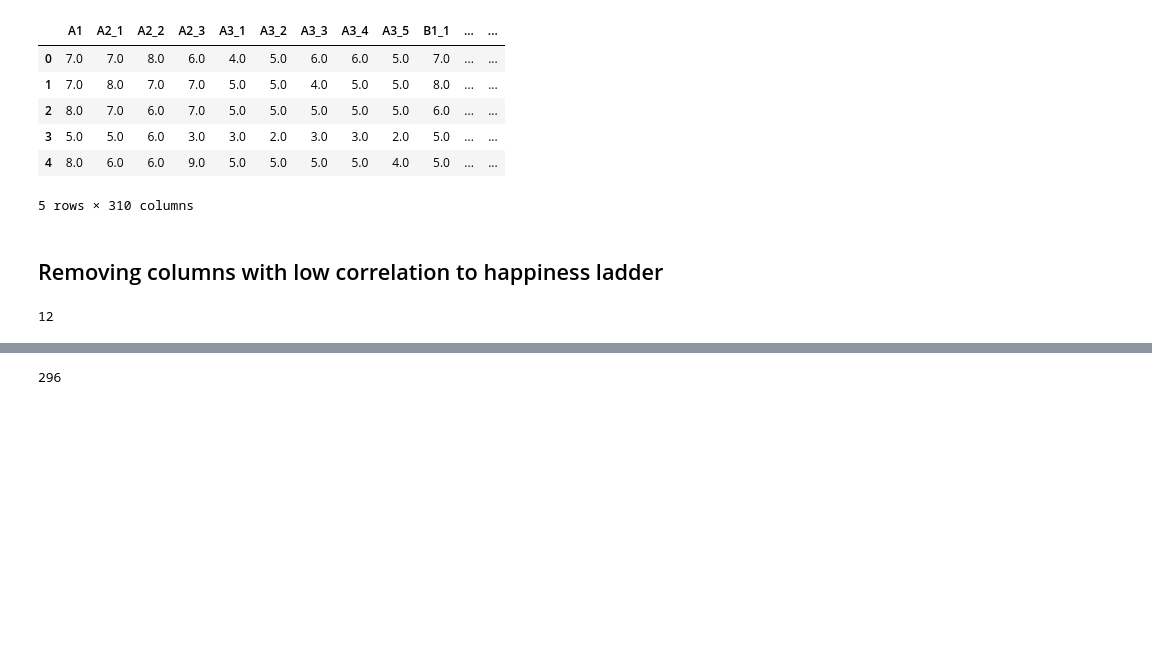
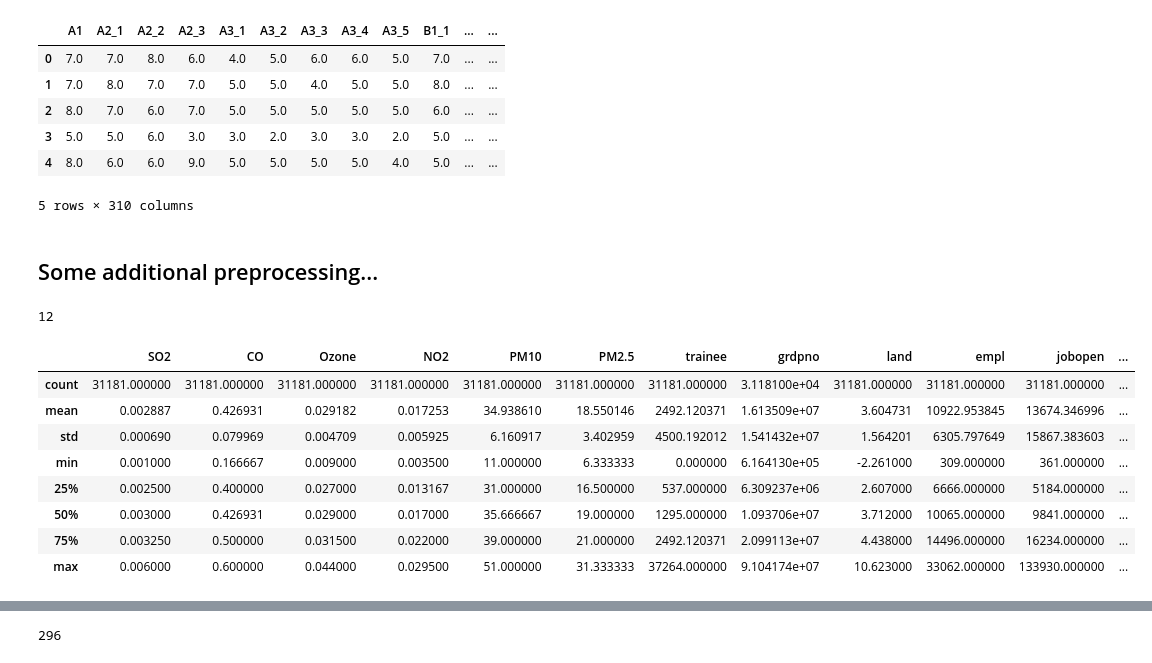
Before and after one commit to bramyeon/happy-korea, a Jupyter notebook: preprocessing.ipynb, the cells around one changed output, grey strips where cells are left out. Saved outputs shown, nothing was run; the diff lists cells and outputs as text; code cells hidden in the pictures; blank space fills up the shorter version.

```diff
--- a/preprocessing.ipynb
+++ b/preprocessing.ipynb
@@ -650,11 +650,23 @@ df.head(5)
 | 3 | 5.0 | 5.0 | 6.0 | 3.0 | 3.0 | 2.0 | 3.0 | 3.0 | 2.0 | 5.0 | ... | ... |
 | 4 | 8.0 | 6.0 | 6.0 | 9.0 | 5.0 | 5.0 | 5.0 | 5.0 | 4.0 | 5.0 | ... | ... |
 5 rows × 310 columns
-# %% [markdown]
-## Removing columns with low correlation to happiness ladder
+# %% [markdown]
+## Some additional preprocessing...
 # %%
 addcols = df_add.columns.to_list()
 addcols = [elem for elem in addcols if elem not in ['ID', 'year']]
 len(addcols)
 # %% [output]
 12
+# %%
+df[addcols].describe()
+# %% [output]
+|  | SO2 | CO | Ozone | NO2 | PM10 | PM2.5 | trainee | grdpno | land | empl | jobopen | ... |
+| count | 31181.000000 | 31181.000000 | 31181.000000 | 31181.000000 | 31181.000000 | 31181.000000 | 31181.000000 | 3.118100e+04 | 31181.000000 | 31181.000000 | 31181.000000 | ... |
+| mean | 0.002887 | 0.426931 | 0.029182 | 0.017253 | 34.938610 | 18.550146 | 2492.120371 | 1.613509e+07 | 3.604731 | 10922.953845 | 13674.346996 | ... |
+| std | 0.000690 | 0.079969 | 0.004709 | 0.005925 | 6.160917 | 3.402959 | 4500.192012 | 1.541432e+07 | 1.564201 | 6305.797649 | 15867.383603 | ... |
+| min | 0.001000 | 0.166667 | 0.009000 | 0.003500 | 11.000000 | 6.333333 | 0.000000 | 6.164130e+05 | -2.261000 | 309.000000 | 361.000000 | ... |
+| 25% | 0.002500 | 0.400000 | 0.027000 | 0.013167 | 31.000000 | 16.500000 | 537.000000 | 6.309237e+06 | 2.607000 | 6666.000000 | 5184.000000 | ... |
+| 50% | 0.003000 | 0.426931 | 0.029000 | 0.017000 | 35.666667 | 19.000000 | 1295.000000 | 1.093706e+07 | 3.712000 | 10065.000000 | 9841.000000 | ... |
+| 75% | 0.003250 | 0.500000 | 0.031500 | 0.022000 | 39.000000 | 21.000000 | 2492.120371 | 2.099113e+07 | 4.438000 | 14496.000000 | 16234.000000 | ... |
+| max | 0.006000 | 0.600000 | 0.044000 | 0.029500 | 51.000000 | 31.333333 | 37264.000000 | 9.104174e+07 | 10.623000 | 33062.000000 | 133930.000000 | ... |
```
Also changed, not shown: parts of 15 cells of this notebook, 2 other files.
